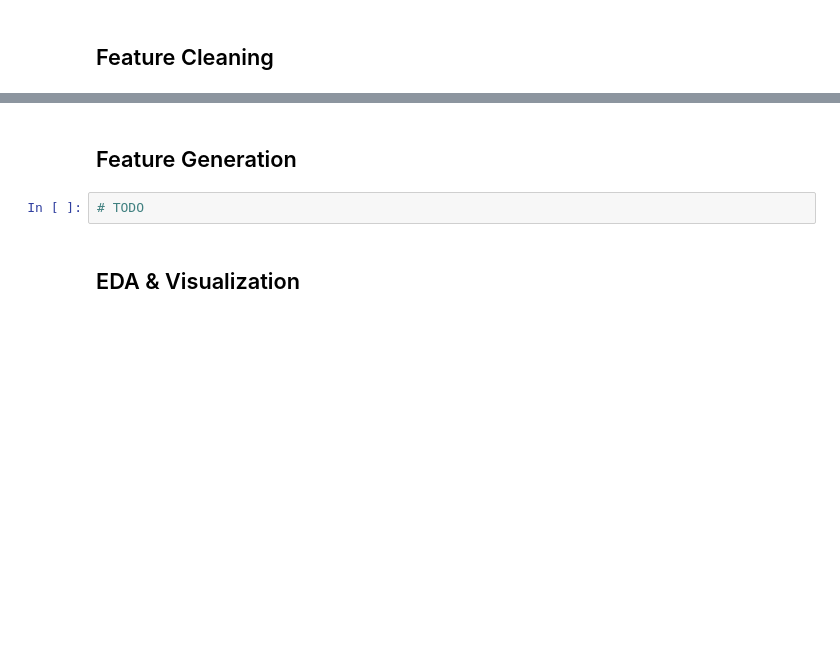
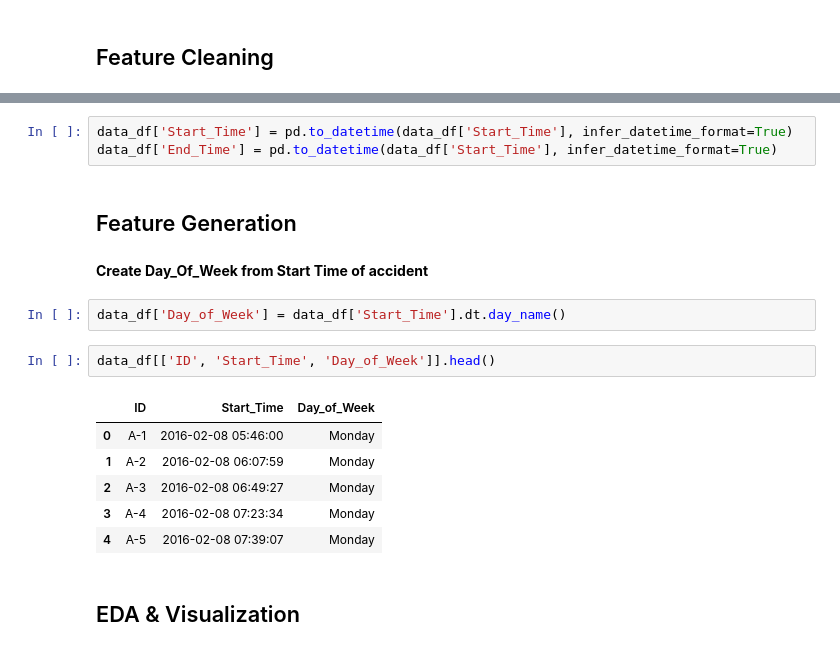
Before and after one commit to kbs-group-9/kbs-group-9.github.io, a Jupyter notebook: notebooks/US Accidents - EDA.ipynb, the cells around one changed output, grey strips where cells are left out. Drawn from its saved outputs; the diff is of its cells as text; blank space fills up the shorter version.

```diff
--- a/notebooks/US Accidents - EDA.ipynb
+++ b/notebooks/US Accidents - EDA.ipynb
@@ -62,6 +86,20 @@ Index(['ID', 'Source', 'TMC', 'Severity', 'Start_Time', 'End_Time',
+# %%
+data_df['Start_Time'] = pd.to_datetime(data_df['Start_Time'], infer_datetime_format=True)
+data_df['End_Time'] = pd.to_datetime(data_df['Start_Time'], infer_datetime_format=True)
 # %% [markdown]
 ## Feature Generation
-# %%
-# TODO
+# %% [markdown]
+**Create Day_Of_Week from Start Time of accident**
+# %%
+data_df['Day_of_Week'] = data_df['Start_Time'].dt.day_name()
+# %%
+data_df[['ID', 'Start_Time', 'Day_of_Week']].head()
+# %% [output]
+|  | ID | Start_Time | Day_of_Week |
+| 0 | A-1 | 2016-02-08 05:46:00 | Monday |
+| 1 | A-2 | 2016-02-08 06:07:59 | Monday |
+| 2 | A-3 | 2016-02-08 06:49:27 | Monday |
+| 3 | A-4 | 2016-02-08 07:23:34 | Monday |
+| 4 | A-5 | 2016-02-08 07:39:07 | Monday |
 # %% [markdown]
 ## EDA & Visualization
```
Also changed, not shown: parts of 16 cells of this notebook, 1 other file.
